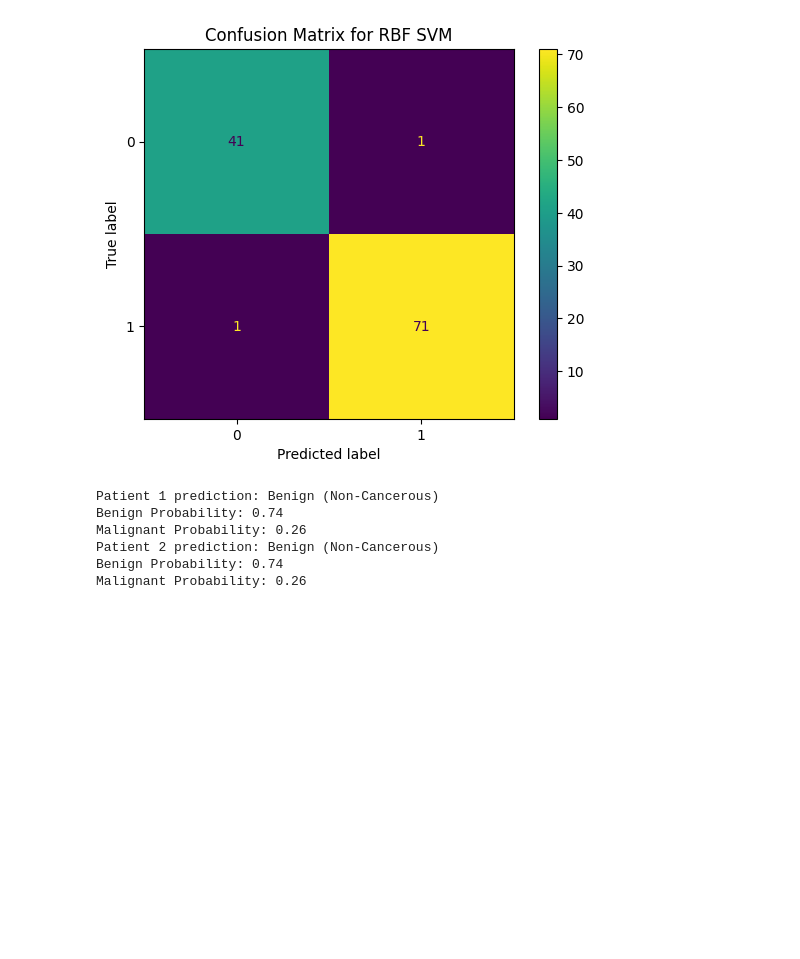
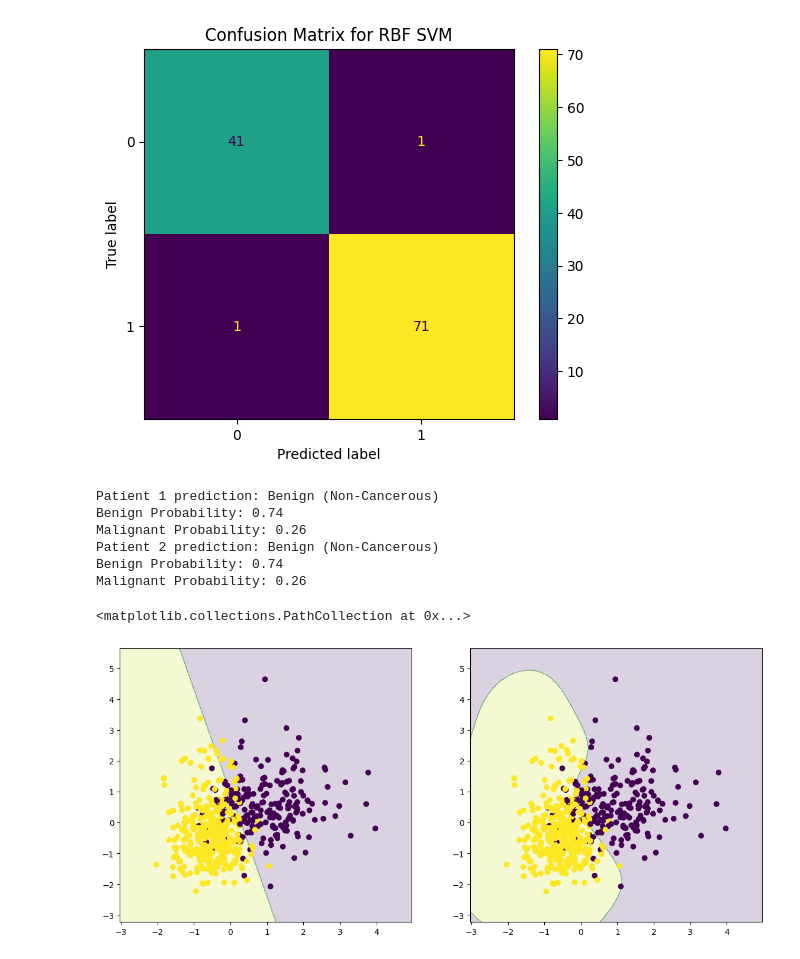
Before and after one commit to gyr0byte/Enrichment-Class--AI-ML-, a Jupyter notebook: Week_04/3_support_vector_machine.ipynb, the cells around one changed output. Drawn from its saved outputs; the diff is of its cells as text; code cells hidden in the pictures; blank space fills up the shorter version.

```diff
--- a/Week_04/3_support_vector_machine.ipynb
+++ b/Week_04/3_support_vector_machine.ipynb
@@ -145,3 +145,21 @@ rbf_visual.fit(X_visual_scaled, y)
 
 x_min, x_max = X_visual_scaled[:, 0].min() - 1, X_visual_scaled[:, 0].max() + 1
 y_min, y_max = X_visual_scaled[:, 1].min() - 1, X_visual_scaled[:, 1].max() + 1
+# %%
+xx,yy = np.meshgrid(np.arange(x_min, x_max, 0.02), np.arange(y_min, y_max, 0.02))
+
+fig,axes = plt.subplots(1, 2, figsize=(14, 6))
+# linear
+Z = linear_visual.predict(np.c_[xx.ravel(), yy.ravel()])
+Z = Z.reshape(xx.shape)
+axes[0].contourf(xx, yy, Z, alpha=0.2)
+axes[0].scatter(X_visual_scaled[:, 0], X_visual_scaled[:, 1], c=y)
+
+# RBF
+Z = rbf_visual.predict(np.c_[xx.ravel(), yy.ravel()])
+Z = Z.reshape(xx.shape)
+axes[1].contourf(xx, yy, Z, alpha=0.2)
+axes[1].scatter(X_visual_scaled[:, 0], X_visual_scaled[:, 1], c=y)
+# %% [output]
+<matplotlib.collections.PathCollection at 0x...>
+[figure, added]
```
